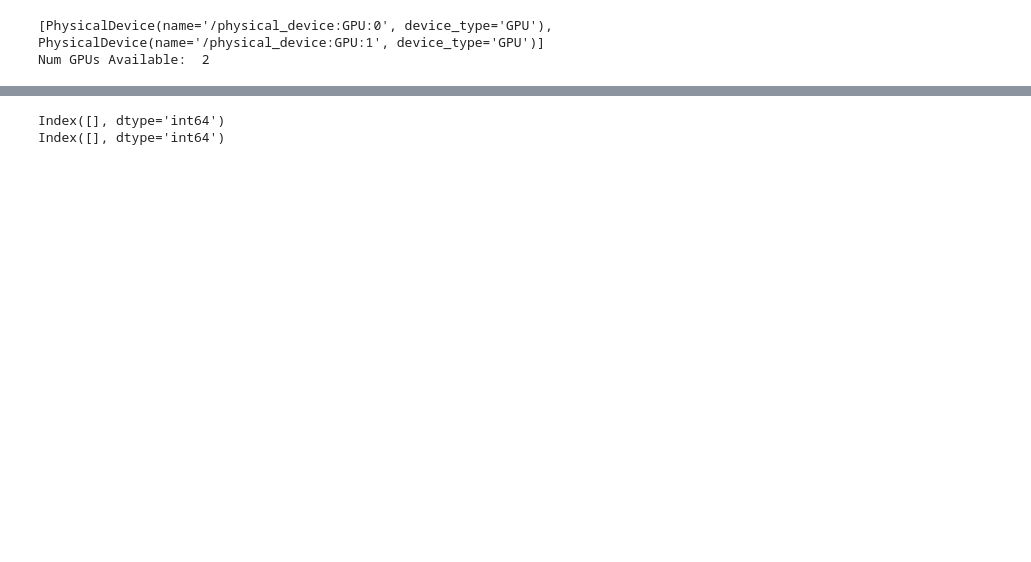
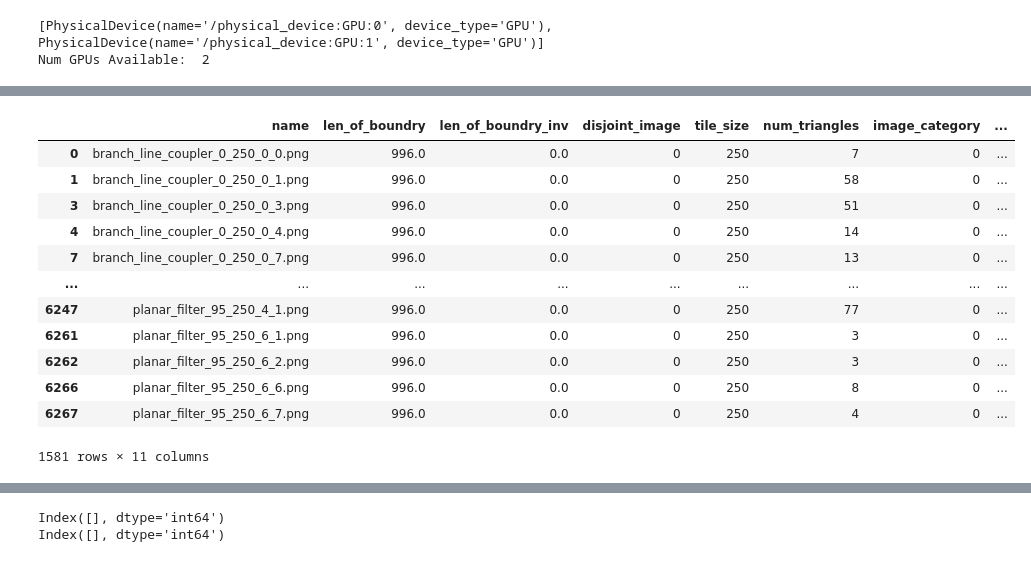
Before and after one commit to kumarrohit26/ai-mesh-generation, a Jupyter notebook: notebooks/upgraded-model.ipynb, the cells around one changed output, grey strips where cells are left out. Drawn from its saved outputs; the diff is of its cells as text; code cells hidden in the pictures; blank space fills up the shorter version.

```diff
--- a/notebooks/upgraded-model.ipynb
+++ b/notebooks/upgraded-model.ipynb
@@ -67,5 +67,19 @@ data.head()
 # %%
-data[data['len_of_boundry_inv'] == 0]
+data[data['len_of_boundry_per_100px'] == 0]
+# %% [output]
+|  | name | len_of_boundry | len_of_boundry_inv | disjoint_image | tile_size | num_triangles | image_category | ... |
+| 0 | branch_line_coupler_0_250_0_0.png | 996.0 | 0.0 | 0 | 250 | 7 | 0 | ... |
+| 1 | branch_line_coupler_0_250_0_1.png | 996.0 | 0.0 | 0 | 250 | 58 | 0 | ... |
+| 3 | branch_line_coupler_0_250_0_3.png | 996.0 | 0.0 | 0 | 250 | 51 | 0 | ... |
+| 4 | branch_line_coupler_0_250_0_4.png | 996.0 | 0.0 | 0 | 250 | 14 | 0 | ... |
+| 7 | branch_line_coupler_0_250_0_7.png | 996.0 | 0.0 | 0 | 250 | 13 | 0 | ... |
+| ... | ... | ... | ... | ... | ... | ... | ... | ... |
+| 6247 | planar_filter_95_250_4_1.png | 996.0 | 0.0 | 0 | 250 | 77 | 0 | ... |
+| 6261 | planar_filter_95_250_6_1.png | 996.0 | 0.0 | 0 | 250 | 3 | 0 | ... |
+| 6262 | planar_filter_95_250_6_2.png | 996.0 | 0.0 | 0 | 250 | 3 | 0 | ... |
+| 6266 | planar_filter_95_250_6_6.png | 996.0 | 0.0 | 0 | 250 | 8 | 0 | ... |
+| 6267 | planar_filter_95_250_6_7.png | 996.0 | 0.0 | 0 | 250 | 4 | 0 | ... |
+1581 rows × 11 columns
 # %%
 data['Category'] = data['num_triangles'].apply(categorize)
 data.head()
```
Also changed, not shown: parts of 36 cells of this notebook, 19 other files.
